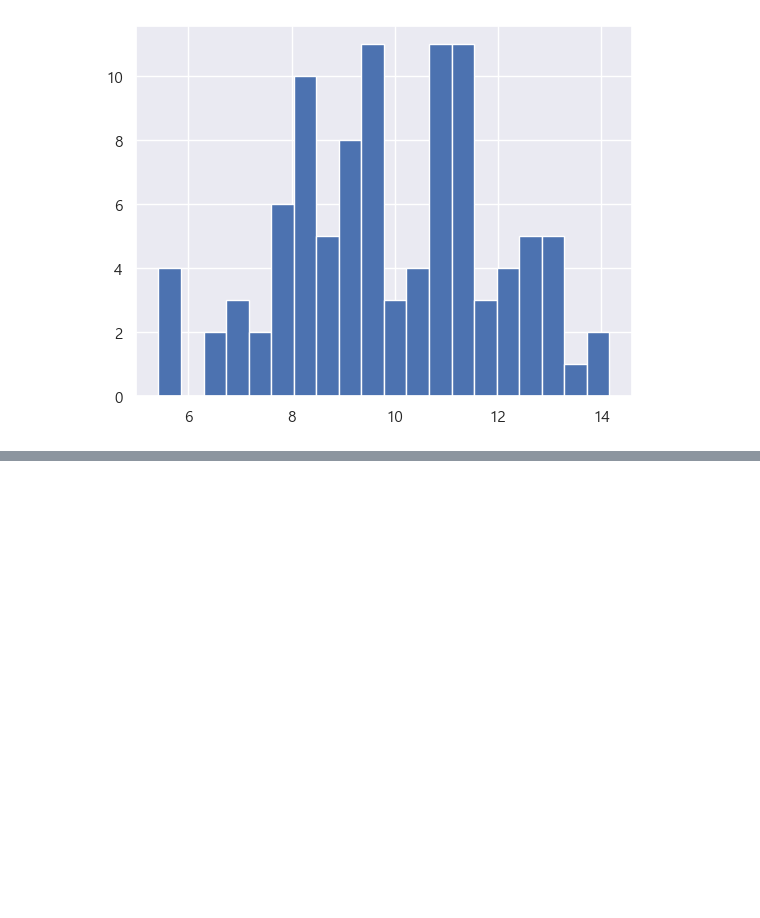
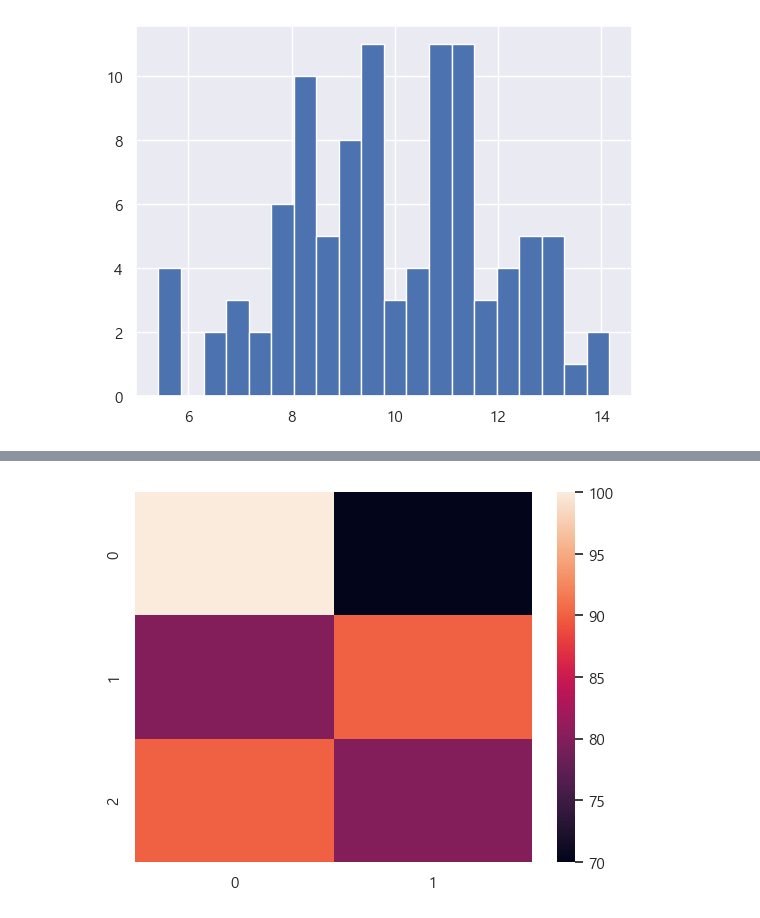
Before and after one commit to cho16147/quant-new-moon, a Jupyter notebook: Ch04-Matplotlib_Seaborn/20250317-Ch04.2-graphs.ipynb, the cells around one changed output, grey strips where cells are left out. Saved outputs shown, nothing was run; the diff lists cells and outputs as text; code cells hidden in the pictures; blank space fills up the shorter version.

```diff
--- a/Ch04-Matplotlib_Seaborn/20250317-Ch04.2-graphs.ipynb
+++ b/Ch04-Matplotlib_Seaborn/20250317-Ch04.2-graphs.ipynb
@@ -153,0 +168,7 @@ plt.show()
+# %%
+sns.heatmap(data.values)
+# DataFrame의 값만 numpy array로 넘긴다.
+# 이 경우 index와 column 정보는 사라지고 숫자 좌표로만 처리된다.
+plt.show()
+# %% [output]
+[figure, added]
```
Also changed, not shown: parts of 6 cells of this notebook, 2 other files.
